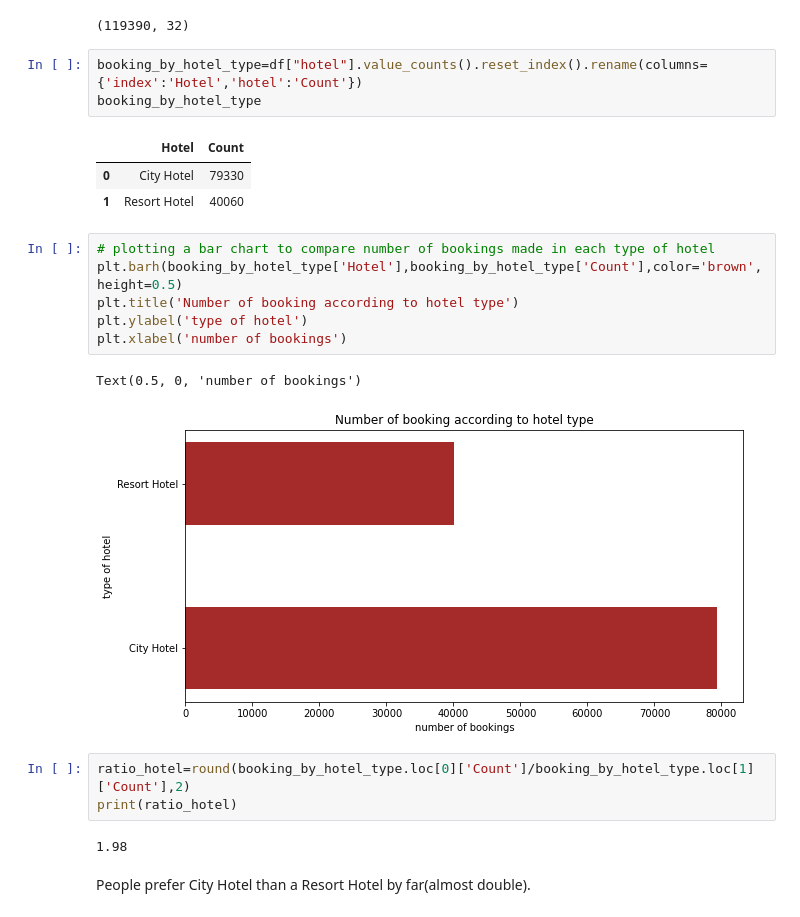
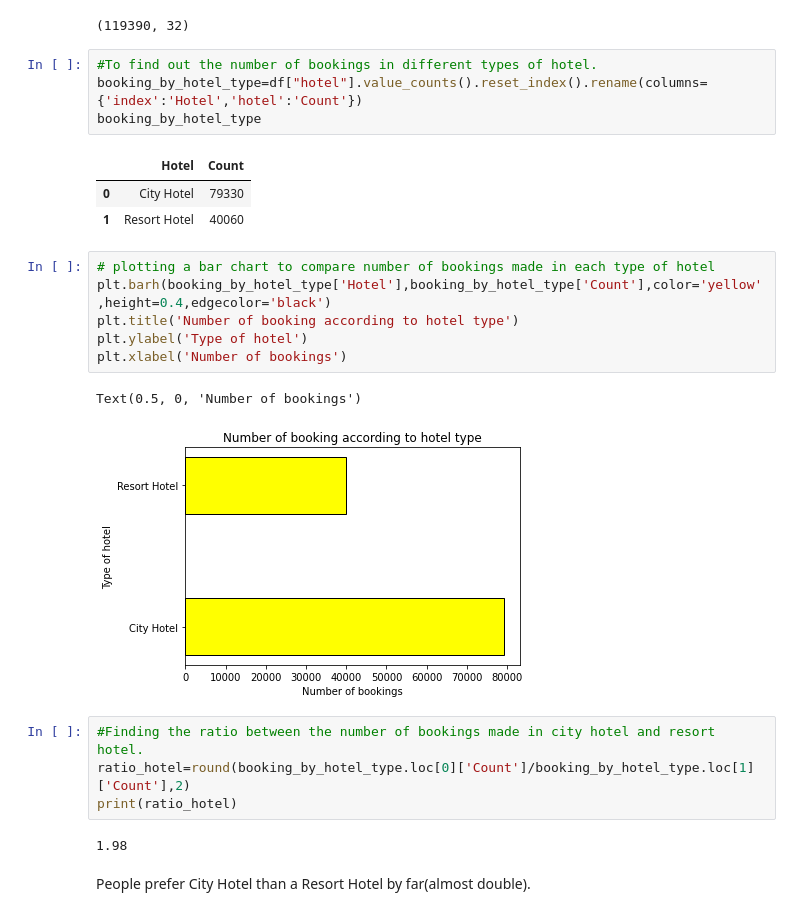
Before and after one commit to shiyasAli/EDA-project-Hotel-Booking-Analysis, a Jupyter notebook: Copy_of_Hotel_Booking_Analysis_Capstone_Project.ipynb, the cells around one changed output. Saved outputs shown, nothing was run; the diff lists cells and outputs as text.

Commit message:
Hotel booking analysis commit 5

```diff
--- a/Copy_of_Hotel_Booking_Analysis_Capstone_Project.ipynb
+++ b/Copy_of_Hotel_Booking_Analysis_Capstone_Project.ipynb
@@ -75,6 +75,7 @@ df.shape
 # %% [output]
 (119390, 32)
 # %%
+#To find out the number of bookings in different types of hotel.
 booking_by_hotel_type=df["hotel"].value_counts().reset_index().rename(columns={'index':'Hotel','hotel':'Count'})
 booking_by_hotel_type
 # %% [output]
@@ -83,14 +84,15 @@ booking_by_hotel_type
 | 1 | Resort Hotel | 40060 |
 # %%
 # plotting a bar chart to compare number of bookings made in each type of hotel
-plt.barh(booking_by_hotel_type['Hotel'],booking_by_hotel_type['Count'],color='brown',height=0.5)
+plt.barh(booking_by_hotel_type['Hotel'],booking_by_hotel_type['Count'],color='yellow',height=0.4,edgecolor='black')
 plt.title('Number of booking according to hotel type')
-plt.ylabel('type of hotel')
-plt.xlabel('number of bookings')
+plt.ylabel('Type of hotel')
+plt.xlabel('Number of bookings')
 # %% [output]
-Text(0.5, 0, 'number of bookings')
+Text(0.5, 0, 'Number of bookings')
-[figure, old version]
+[figure, new version]
 # %%
+#Finding the ratio between the number of bookings made in city hotel and resort hotel.
 ratio_hotel=round(booking_by_hotel_type.loc[0]['Count']/booking_by_hotel_type.loc[1]['Count'],2)
 print(ratio_hotel)
 # %% [output]
```
Also changed, not shown: parts of 82 cells of this notebook.
